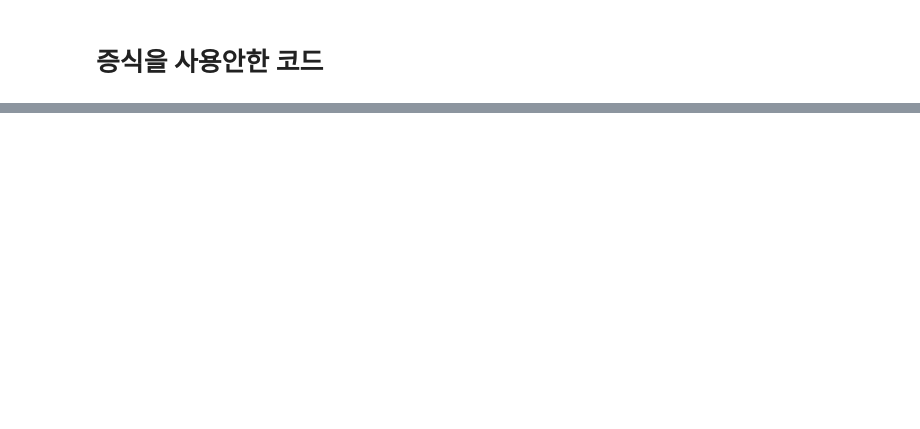
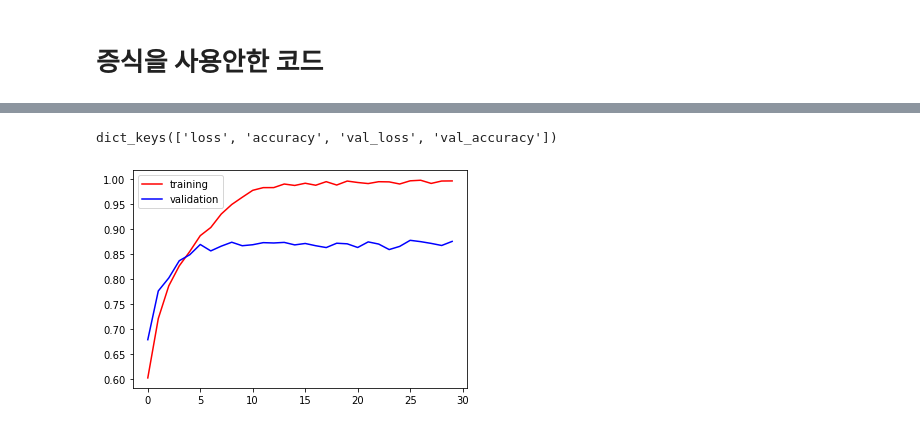
Before and after one commit to 1il1il/TIL, a Jupyter notebook: ai/수행평가_6_ImageDataGenerator.ipynb, the cells around one changed output, grey strips where cells are left out. Saved outputs shown, nothing was run; the diff lists cells and outputs as text; code cells hidden in the pictures; blank space fills up the shorter version.

```diff
--- a/ai/수행평가_6_ImageDataGenerator.ipynb
+++ b/ai/수행평가_6_ImageDataGenerator.ipynb
@@ -73,14 +94,17 @@ history = model.fit(train_generator, steps_per_epoch=140, epochs=30,
 # %%
 # history 객체 확인
 print(history.history.keys())
 
 train_acc = history.history['accuracy']
 validation_acc = history.history['val_accuracy']
 
 train_loss = history.history['loss']
 validation_loss = history.history['val_loss']
 
-plt.plot(train_loss, color='r', label='training')
-plt.plot(validation_loss, color='b', label='validation')
+plt.plot(train_acc, color='r', label='training')
+plt.plot(validation_acc, color='b', label='validation')
 plt.legend()
 plt.show()
+# %% [output]
+dict_keys(['loss', 'accuracy', 'val_loss', 'val_accuracy'])
+[figure, added]
```
Also changed, not shown: parts of 3 cells of this notebook, 6 other files.
